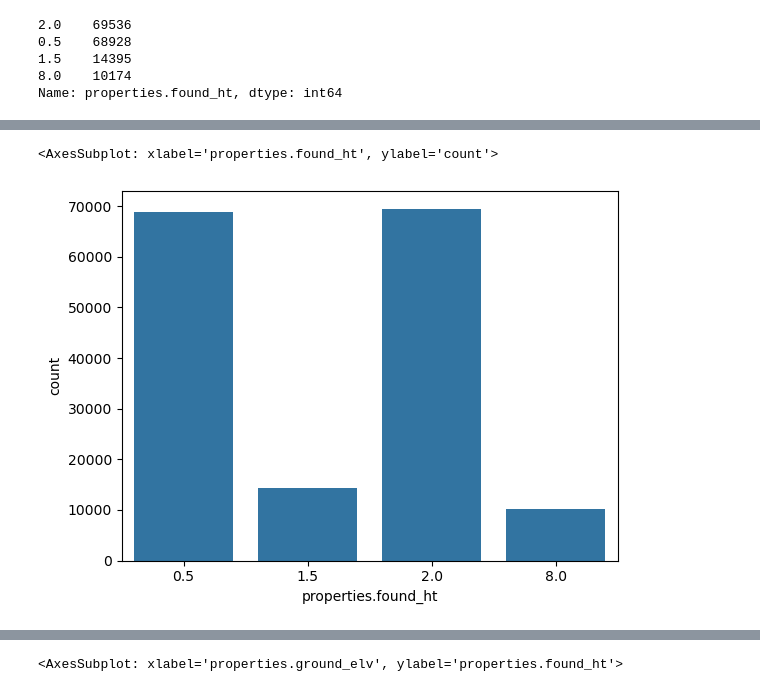
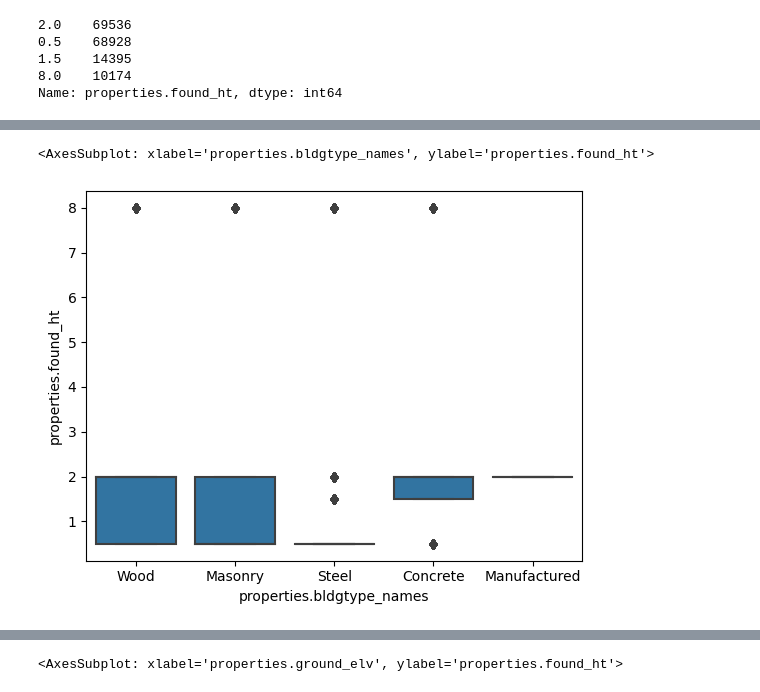
Before and after one commit to mebauer/national-structure-inventory-examples, a Jupyter notebook: analysis-examples.ipynb, the cells around one changed output, grey strips where cells are left out. Drawn from its saved outputs; the diff is of its cells as text; code cells hidden in the pictures.

```diff
--- a/analysis-examples.ipynb
+++ b/analysis-examples.ipynb
@@ -156,0 +168,10 @@ df.iloc[:5, 20:]
+# %%
+# map building type codes to names
+df['properties.bldgtype_names'] = df['properties.bldgtype'].replace(bldgtype_names)
+
+# sanity check
+(df
+ .groupby(
+     by=['properties.bldgtype', 'properties.bldgtype_names'])['properties.fd_id']
+ .count()
+)
@@ -156,0 +186,14 @@ df.iloc[:5, 20:]
+# %%
+# map foundation type codes to names
+found_type_names = {
+    "C":"Crawl",
+    "B":"Basement",
+    "S":"Slab",
+    "P":"Pier",
+    "I":"Pile",
+    "F":"Fill",
+    "W":"Solid Wall"
+}
+
+# sanity check
+found_type_names
@@ -156,0 +208,10 @@ df.iloc[:5, 20:]
+# %%
+# map foundation type codes to names
+df['properties.found_type_names'] = df['properties.found_type'].replace(found_type_names)
+
+# sanity check
+(df
+ .groupby(
+     by=['properties.found_type', 'properties.found_type_names'])['properties.fd_id']
+ .count()
+)
@@ -251,5 +395,10 @@ Name: properties.found_ht, dtype: int64
 # %%
-sns.countplot(data=df, x='properties.found_ht', color="C0")
+sns.boxplot(
+    data=df,
+    x="properties.bldgtype_names",
+    y="properties.found_ht",
+    color="C0"
+)
 # %% [output]
-<AxesSubplot: xlabel='properties.found_ht', ylabel='count'>
+<AxesSubplot: xlabel='properties.bldgtype_names', ylabel='properties.found_ht'>
-[figure, old version]
+[figure, new version]
```
Also changed, not shown: parts of 41 cells of this notebook.
